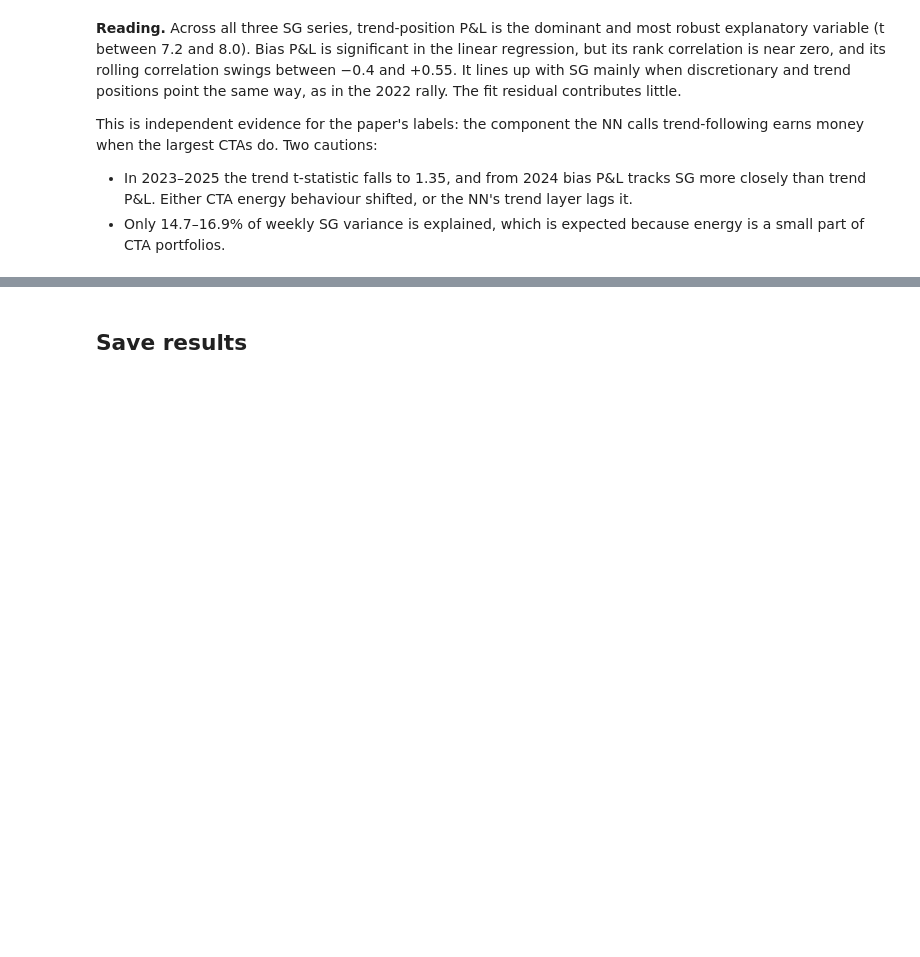
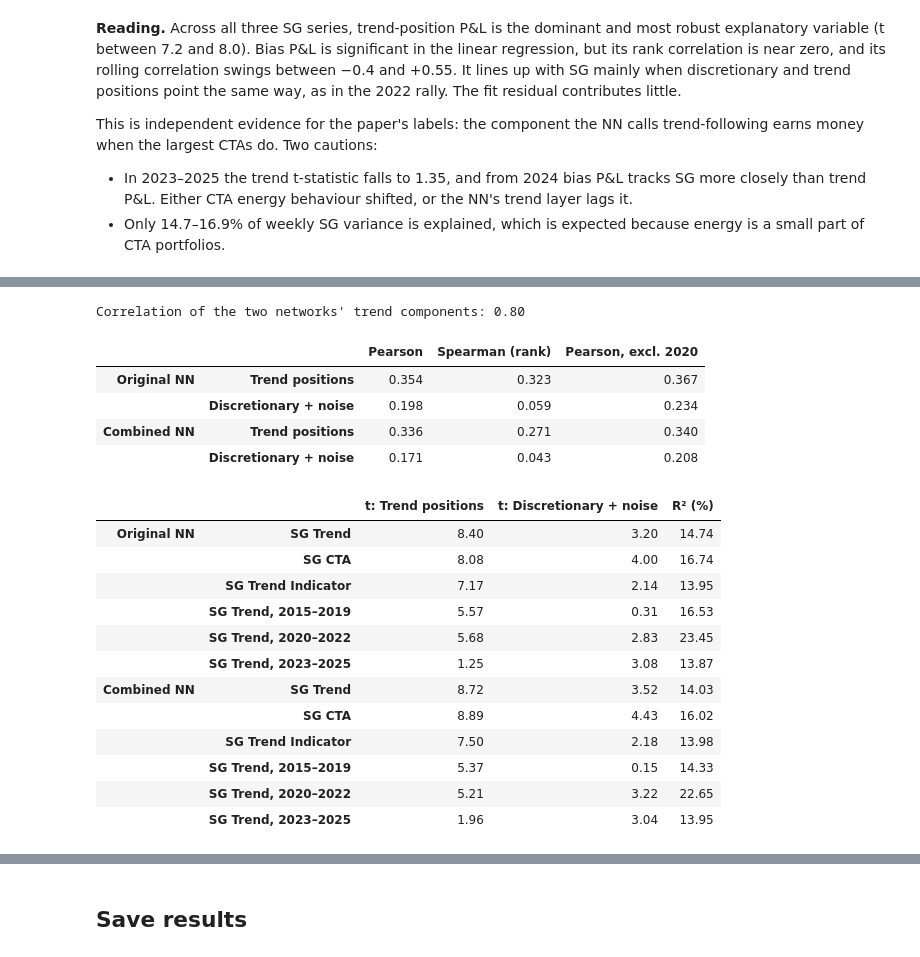
Before and after one commit to julienwax/Capstone, a Jupyter notebook: working_ideas/nn_benchmark.ipynb, the cells around one changed output, grey strips where cells are left out. Cells and saved outputs as stored; diff of their text form; code cells hidden in the pictures; blank space fills up the shorter version.

```diff
--- a/working_ideas/nn_benchmark.ipynb
+++ b/working_ideas/nn_benchmark.ipynb
@@ -137,0 +146,37 @@ This is independent evidence for the paper's labels: the component the NN calls
+# %%
+combined, combined_loadings = sg.run_decomposition(panel, config, combined=True)
+two_parts = lambda p: p.assign(pnl_nontrend=p['pnl_bias'] + p['pnl_residual'])
+pnl_split = {'Original NN': two_parts(pnl),
+             'Combined NN': two_parts(sg.weekly_energy_pnl(panel, daily, combined, sg_levels))}
+TWO_PARTS = ['pnl_trend', 'pnl_nontrend']
+trends = decomposition.merge(combined, on=KEYS, suffixes=('', '_combined'))
+print(f"Correlation of the two networks' trend components: {trends['trend_cur'].corr(trends['trend_cur_combined']):.2f}")
+
+combined_correlations = pd.concat({name: sg.pnl_correlations(p, 'SG Trend', TWO_PARTS) for name, p in pnl_split.items()})
+display(combined_correlations.round(3))
+combined_attribution = pd.concat({name: sg.attribution_table(p, {
+    'SG Trend': ('SG Trend', 2015, 2025), 'SG CTA': ('SG CTA', 2015, 2025),
+    'SG Trend Indicator': ('SG Trend Indicator', 2015, 2025),
+    'SG Trend, 2015–2019': ('SG Trend', 2015, 2019), 'SG Trend, 2020–2022': ('SG Trend', 2020, 2022),
+    'SG Trend, 2023–2025': ('SG Trend', 2023, 2025)}, TWO_PARTS) for name, p in pnl_split.items()})
+display(combined_attribution.round(2))
+# %% [output]
+Correlation of the two networks' trend components: 0.80
+|  |  | Pearson | Spearman (rank) | Pearson, excl. 2020 |
+| Original NN | Trend positions | 0.354 | 0.323 | 0.367 |
+|  | Discretionary + noise | 0.198 | 0.059 | 0.234 |
+| Combined NN | Trend positions | 0.336 | 0.271 | 0.340 |
+|  | Discretionary + noise | 0.171 | 0.043 | 0.208 |
+|  |  | t: Trend positions | t: Discretionary + noise | R² (%) |
+| Original NN | SG Trend | 8.40 | 3.20 | 14.74 |
+|  | SG CTA | 8.08 | 4.00 | 16.74 |
+|  | SG Trend Indicator | 7.17 | 2.14 | 13.95 |
+|  | SG Trend, 2015–2019 | 5.57 | 0.31 | 16.53 |
+|  | SG Trend, 2020–2022 | 5.68 | 2.83 | 23.45 |
+|  | SG Trend, 2023–2025 | 1.25 | 3.08 | 13.87 |
+| Combined NN | SG Trend | 8.72 | 3.52 | 14.03 |
+|  | SG CTA | 8.89 | 4.43 | 16.02 |
+|  | SG Trend Indicator | 7.50 | 2.18 | 13.98 |
+|  | SG Trend, 2015–2019 | 5.37 | 0.15 | 14.33 |
+|  | SG Trend, 2020–2022 | 5.21 | 3.22 | 22.65 |
+|  | SG Trend, 2023–2025 | 1.96 | 3.04 | 13.95 |
```
Also changed, not shown: parts of 3 cells of this notebook, 3 other files.
